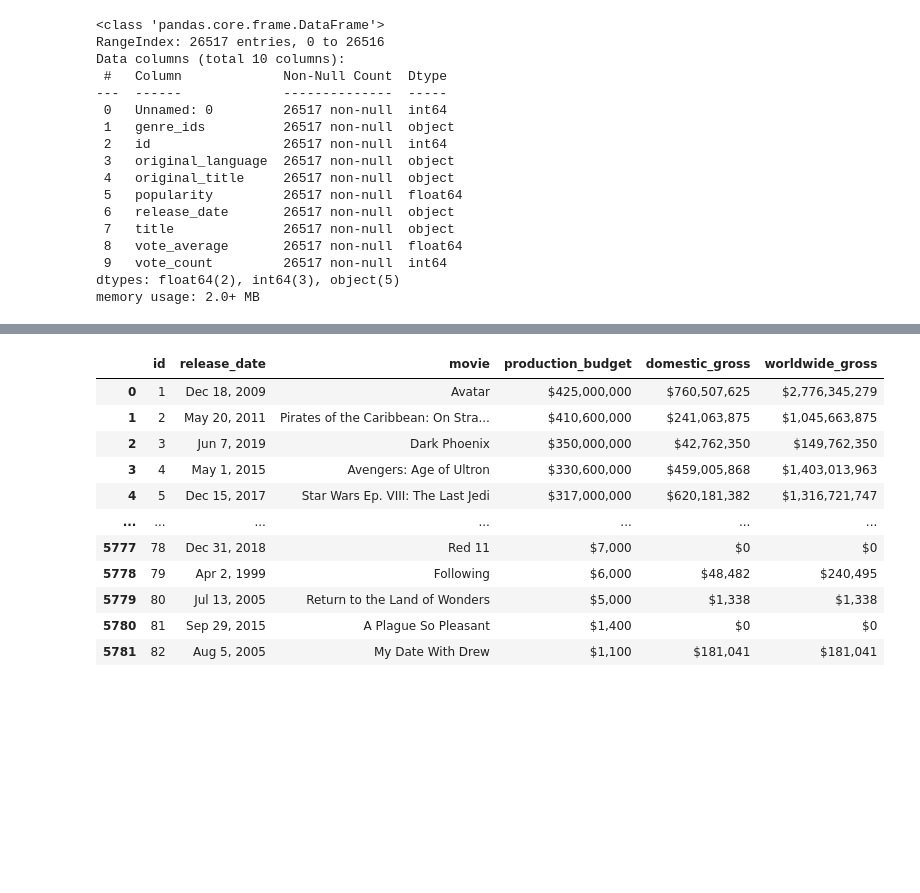
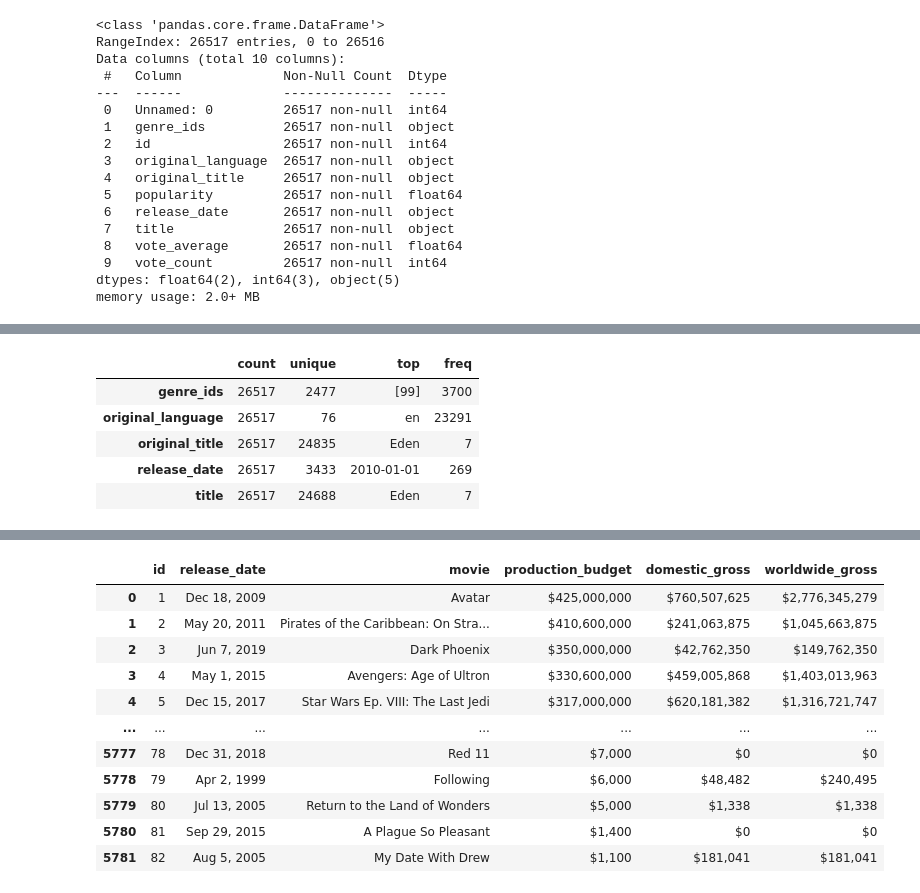
Before and after one commit to LEON-HUB10/Group_Four-_Phase-_Two_Project, a Jupyter notebook: student.ipynb, the cells around one changed output, grey strips where cells are left out. Saved outputs shown, nothing was run; the diff lists cells and outputs as text; code cells hidden in the pictures; blank space fills up the shorter version.

```diff
--- a/student.ipynb
+++ b/student.ipynb
@@ -236,0 +245,9 @@ memory usage: 2.0+ MB
+# %%
+dataf2.describe(include = 'O').T
+# %% [output]
+|  | count | unique | top | freq |
+| genre_ids | 26517 | 2477 | [99] | 3700 |
+| original_language | 26517 | 76 | en | 23291 |
+| original_title | 26517 | 24835 | Eden | 7 |
+| release_date | 26517 | 3433 | 2010-01-01 | 269 |
+| title | 26517 | 24688 | Eden | 7 |
```
Also changed, not shown: parts of 14 cells of this notebook, 5 other files.
